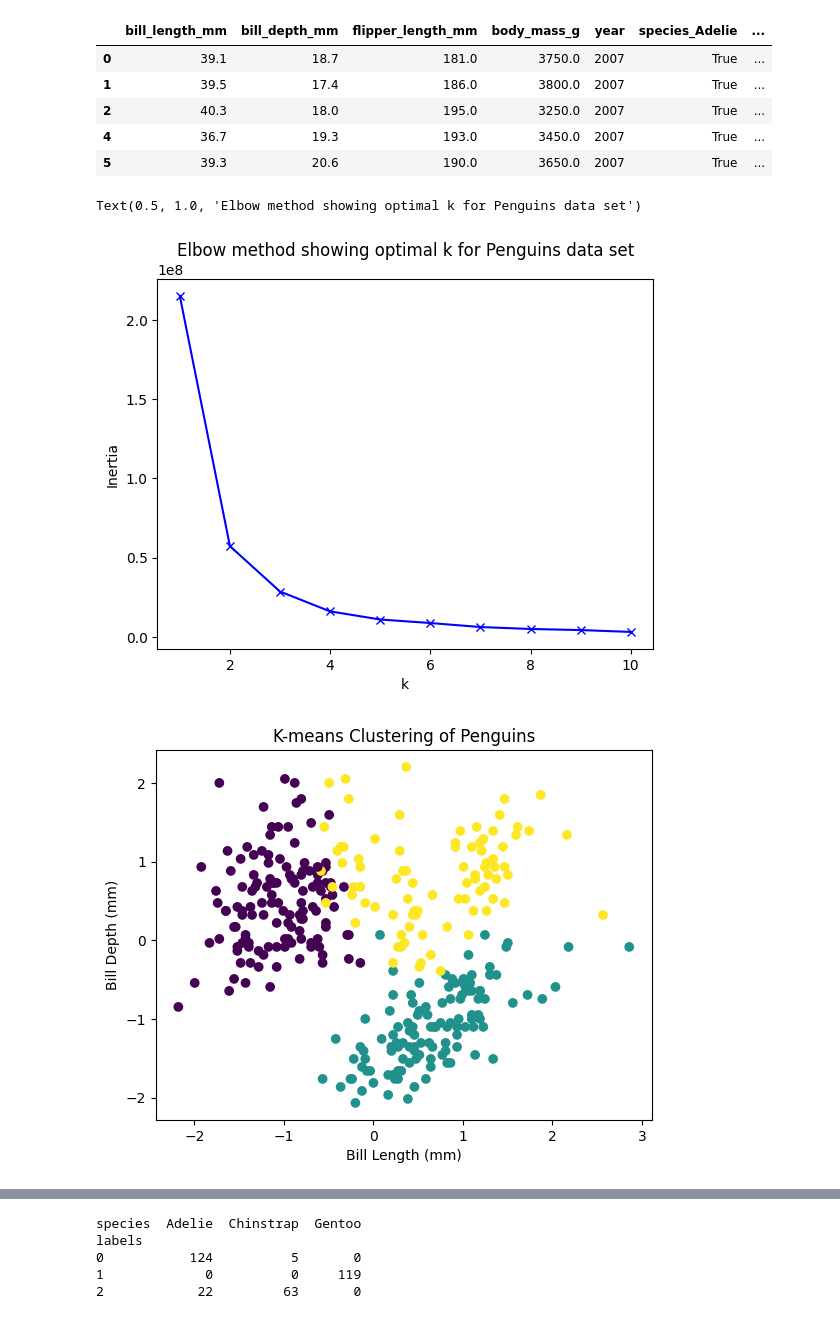
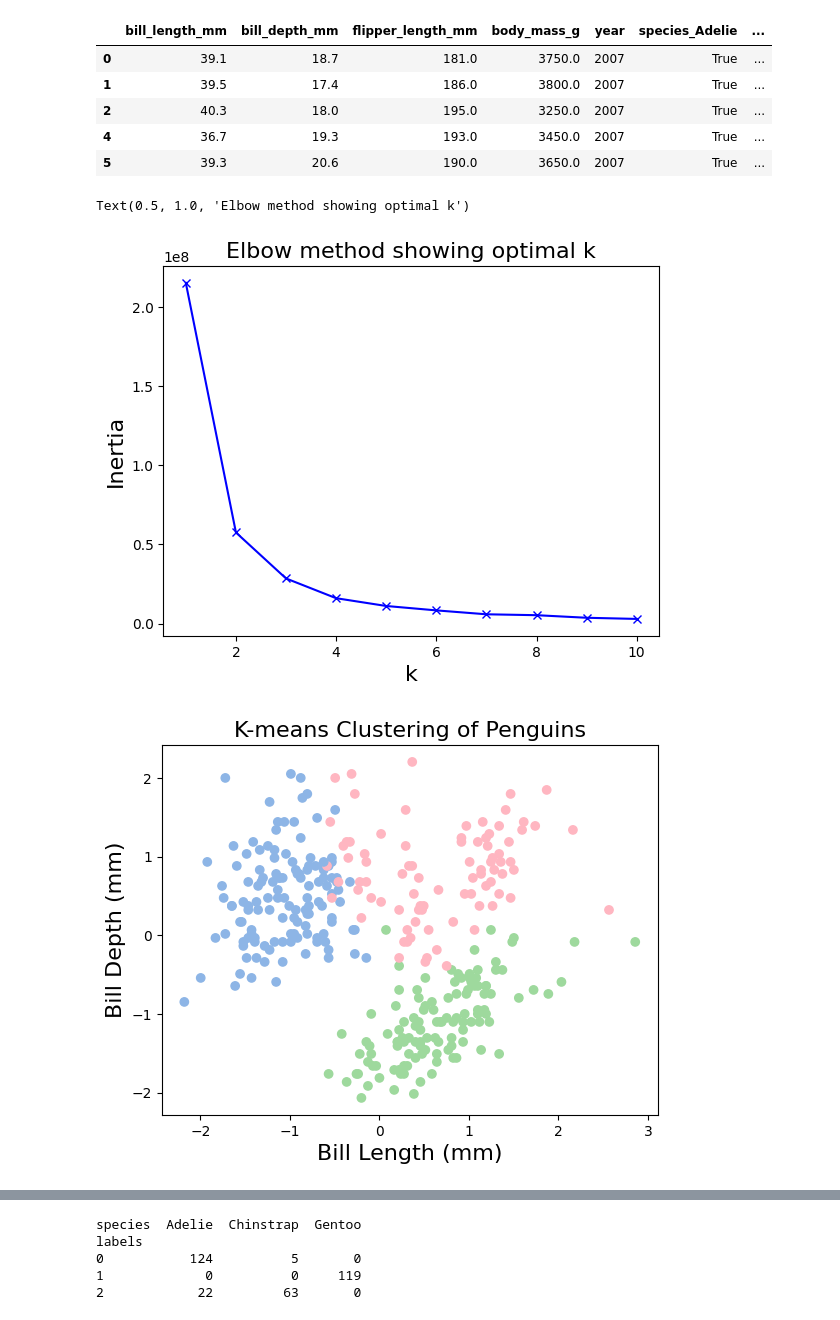
Before and after one commit to carinachu22/introtoAI, a Jupyter notebook: kmeans.ipynb, the cells around one changed output, grey strips where cells are left out. Saved outputs shown, nothing was run; the diff lists cells and outputs as text; code cells hidden in the pictures.

```diff
--- a/kmeans.ipynb
+++ b/kmeans.ipynb
@@ -46,25 +49,27 @@ for k in range(1, K+1):
     inertia_list.append(kmm.inertia_)
 
 #Plot the elbow
+font_size = 16
 plt.figure()
 plt.plot(range(1, K+1), inertia_list, 'bx-')
-plt.xlabel('k')
-plt.ylabel('Inertia')
-plt.title('Elbow method showing optimal k for Penguins data set')
+plt.xlabel('k',fontsize = font_size)
+plt.ylabel('Inertia',fontsize = font_size)
+plt.title('Elbow method showing optimal k',fontsize = font_size)
 # %% [output]
-Text(0.5, 1.0, 'Elbow method showing optimal k for Penguins data set')
+Text(0.5, 1.0, 'Elbow method showing optimal k')
-[figure, old version]
+[figure, new version]
 # %%
 # Step 7: Apply K-means algorithm
 kmeans = KMeans(n_clusters=3, random_state=42)
 kmeans.fit(X_scaled)
 cluster_labels = kmeans.labels_
 
 # Step 8: Visualize the clusters
-plt.scatter(X_scaled[:, 0], X_scaled[:, 1], c=cluster_labels, cmap='viridis')
-plt.xlabel('Bill Length (mm)')
-plt.ylabel('Bill Depth (mm)')
-plt.title('K-means Clustering of Penguins')
+colors = ['#8db5e6', '#9ed99d', '#ffb6c1']
+plt.scatter(X_scaled[:, 0], X_scaled[:, 1], c=[colors[label] for label in cluster_labels])
+plt.xlabel('Bill Length (mm)', fontsize = font_size)
+plt.ylabel('Bill Depth (mm)',fontsize = font_size)
+plt.title('K-means Clustering of Penguins',fontsize = font_size)
 plt.show()
 # %% [output]
-[figure, old version]
+[figure, new version]
```
Also changed, not shown: parts of 4 cells of this notebook.
